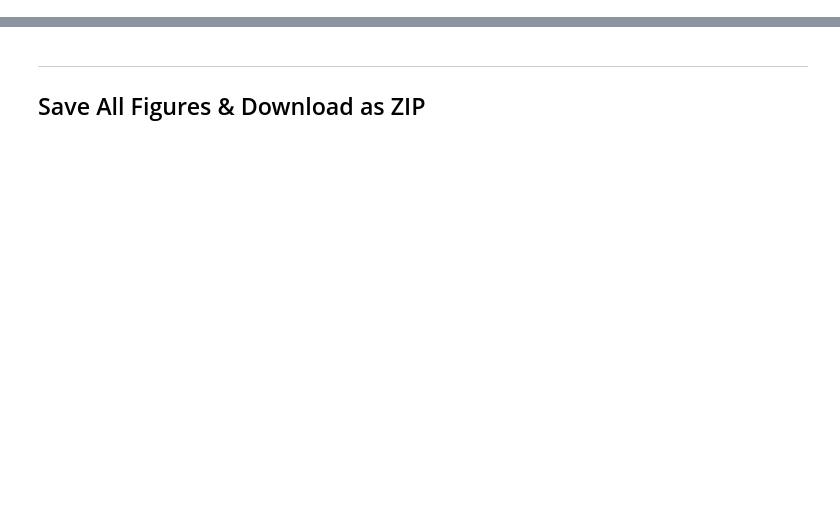
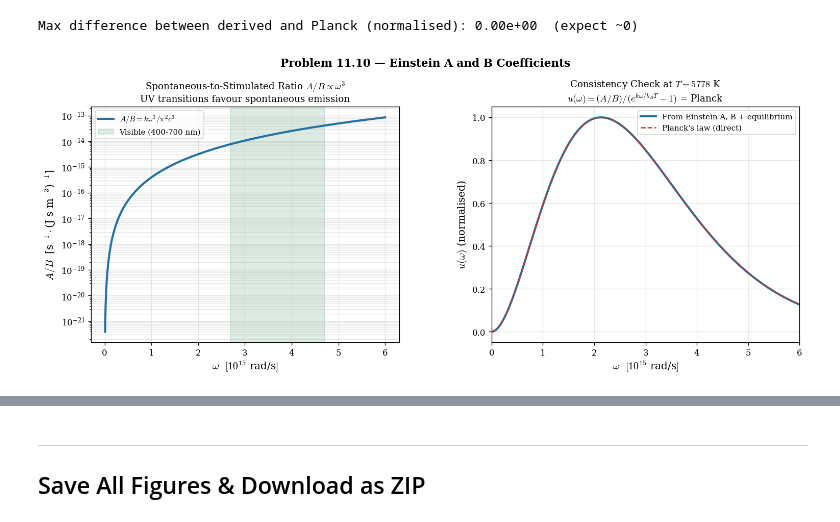
Before and after one commit to SeoulTechPSE/introduction_to_quantum_mechanics, a Jupyter notebook: ch11_visualizations.ipynb, the cells around one changed output, grey strips where cells are left out. Saved outputs shown, nothing was run; the diff lists cells and outputs as text; code cells hidden in the pictures; blank space fills up the shorter version.

```diff
--- a/ch11_visualizations.ipynb
+++ b/ch11_visualizations.ipynb
@@ -435,0 +107,51 @@ At θ=90°: q_dir=2.8247, q_ex=2.8321  (equal → f_dir=f_ex) ✓
+# %%
+# Problem 11.10: Einstein A and B coefficients from thermal equilibrium
+hbar = 1.054571817e-34; c = 2.99792458e8
+kB = 1.380649e-23
+
+fig, axes = plt.subplots(1, 2, figsize=(13, 5.0))
+plt.subplots_adjust(top=0.88, left=0.08, right=0.97, wspace=0.30)
+
+# Left: A/B ratio vs omega, with visible band marked
+omega = np.linspace(1e13, 6e15, 1000)
+AB_ratio = hbar*omega**3/(np.pi**2*c**3)
+ax = axes[0]
+ax.semilogy(omega/1e15, AB_ratio, color=BLUE, lw=2.5,
+            label=r'$A/B = \hbar\omega^3/\pi^2 c^3$')
+ov_lo = 2*np.pi*c/700e-9; ov_hi = 2*np.pi*c/400e-9
+ax.axvspan(ov_lo/1e15, ov_hi/1e15, alpha=0.15, color=GREEN, label='Visible (400-700 nm)')
+ax.set_xlabel(r'$\omega$  $[10^{15}$ rad/s$]$', labelpad=3)
+ax.set_ylabel(r'$A/B$  [s$^{-1}\cdot$(J s m$^{-3}$)$^{-1}$]')
+ax.set_title(r'Spontaneous-to-Stimulated Ratio $A/B\propto\omega^3$' + '\n'
+             'UV transitions favour spontaneous emission', fontsize=11)
+ax.legend(fontsize=9); ax.grid(True, alpha=0.3, which='both')
+
+# Right: equilibrium check -- Planck law derived from A, B
+ax2 = axes[1]
+T = 5778.0
+x = np.clip(hbar*omega/(kB*T), 0, 500)
+# Equilibrium balance: B u N_a = (B u + A) N_b, with N_b/N_a = exp(-hbar w/kT)
+# => u = (A/B) / (e^{hbar w/kT} - 1)   -- this IS Planck's law
+u_derived = AB_ratio / (np.exp(x) - 1)
+# Direct Planck formula for comparison
+u_planck = (hbar*omega**3/(np.pi**2*c**3)) / (np.exp(hbar*omega/(kB*T)) - 1)
+ax2.plot(omega/1e15, u_derived/u_derived.max(), color=BLUE, lw=2.5,
+         label='From Einstein A, B + equilibrium')
+ax2.plot(omega/1e15, u_planck/u_planck.max(), color=RED, lw=1.5, ls='--',
+         label="Planck's law (direct)")
+ax2.set_xlabel(r'$\omega$  $[10^{15}$ rad/s$]$', labelpad=3)
+ax2.set_ylabel(r'$u(\omega)$ (normalised)')
+ax2.set_title(f'Consistency Check at $T={T:.0f}$ K\n'
+              r'$u(\omega)=(A/B)/(e^{\hbar\omega/k_BT}-1)$ = Planck', fontsize=11)
+ax2.legend(fontsize=9); ax2.grid(True, alpha=0.3)
+ax2.set_xlim(0, 6)
+
+diff = np.max(np.abs(u_derived/u_derived.max() - u_planck/u_planck.max()))
+print(f'Max difference between derived and Planck (normalised): {diff:.2e}  (expect ~0)')
+
+plt.suptitle('Problem 11.10 — Einstein A and B Coefficients',
+              fontsize=13, fontweight='bold', y=1.04)
+figures.append((fig, 'fig_11_10.png')); plt.show()
+# %% [output]
+Max difference between derived and Planck (normalised): 0.00e+00  (expect ~0)
+[figure, added]
```
Also changed, not shown: parts of 27 cells of this notebook.
